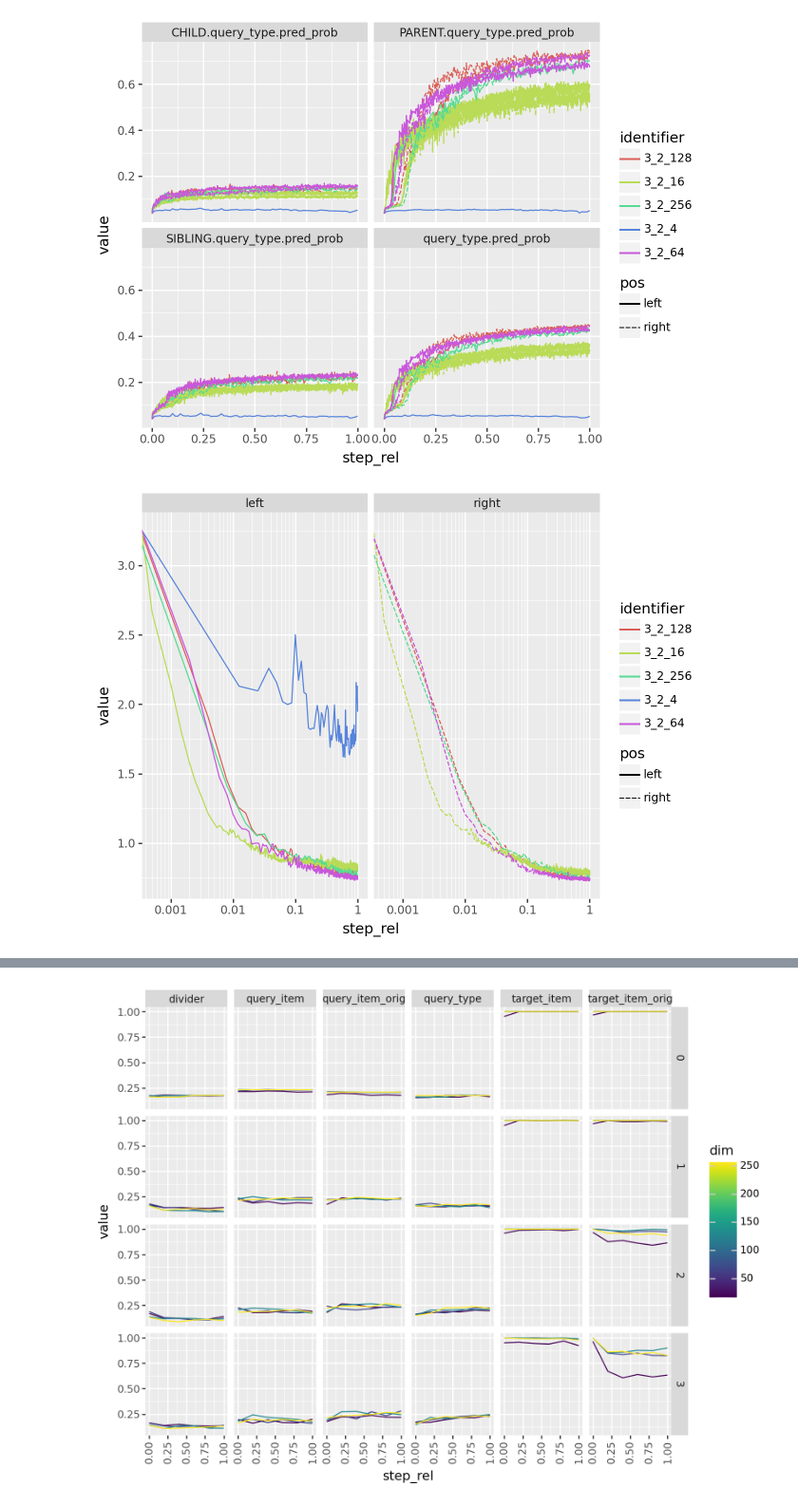
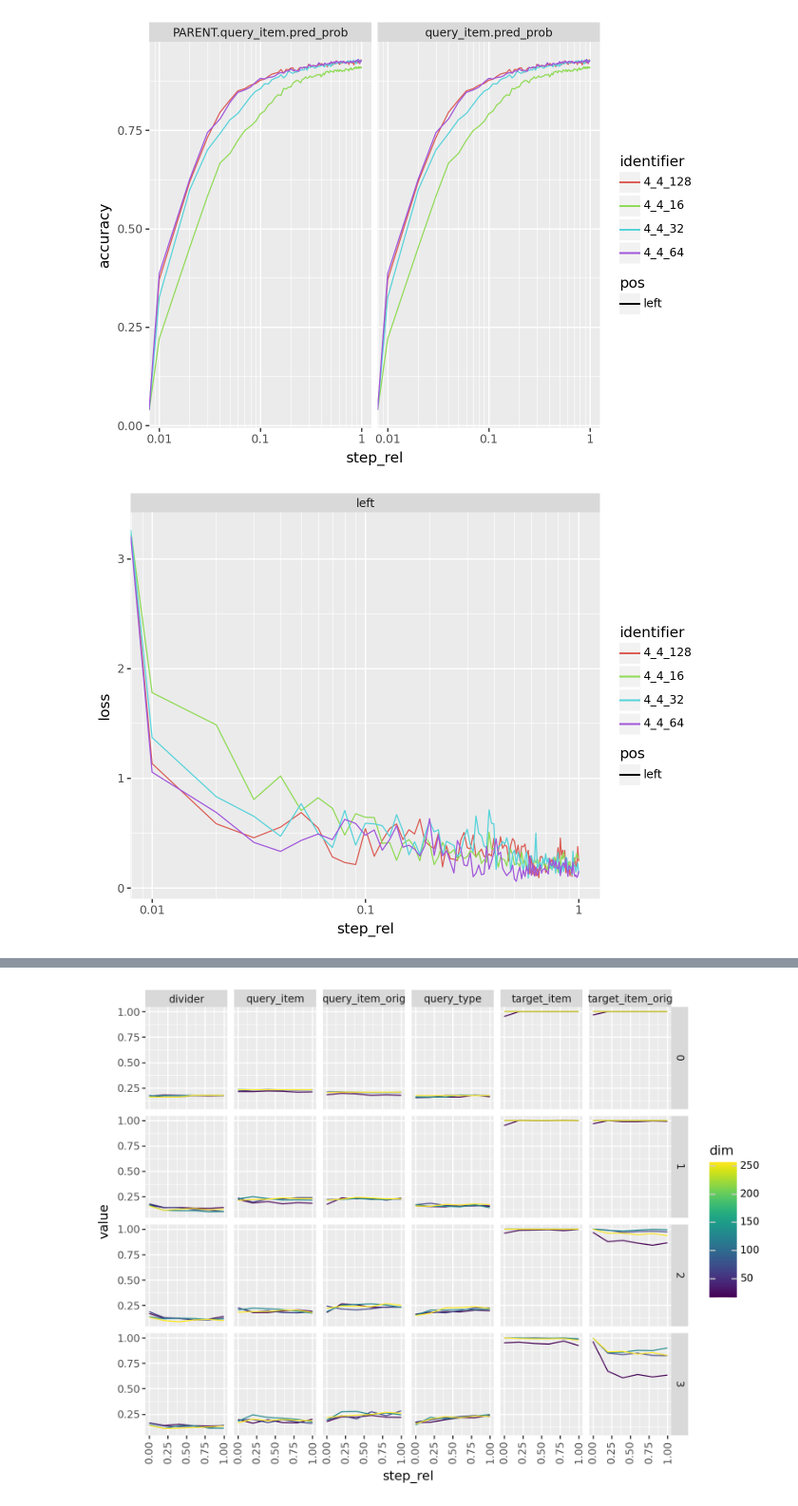
Before and after one commit to aryamanarora/tinylang, a Jupyter notebook: notebooks/Width.ipynb, the cells around one changed output, grey strips where cells are left out. Shown at 95% size. Saved outputs shown, nothing was run; the diff lists cells and outputs as text; code cells hidden in the pictures.

```diff
--- a/notebooks/Width.ipynb
+++ b/notebooks/Width.ipynb
@@ -13,18 +10,21 @@ import pandas as pd
 import plotnine as p9
 # %%
 dfs = []
-for file in glob.glob("../experiments/logs/**/ProbeEvaluator.csv") + glob.glob("../experiments/logs/**/SummaryEvaluator.csv"):
+for file in glob.glob("../experiments/logs/**/ProbeEvaluator.csv") + glob.glob("../experiments/logs/**/SummaryEvaluator.csv") + glob.glob("../experiments/logs/**/InterchangeEvaluator.csv"):
+    if "old" in file: continue
+    if "test" in file: continue
     print(file)
     evaluator = file.split("/")[-1].split(".")[0]
-    splitted = os.path.dirname(file).split("/")[-1].split(".")[0].split("_")
+    splitted = os.path.dirname(file).split("/")[-1].split(".")[0].split("_")[:-1]
     pos = "left"
     if len(splitted) == 5:
         _, layers, heads, dim, pos = splitted
     else:
         _, layers, heads, dim = splitted
     log = pd.read_csv(file)
+    print(len(log))
     log["identifier"] = layers + "_" + heads + "_" + dim
-    if layers.strip() != "3":
+    if layers.strip() != "4":
         continue
     log["layers"] = int(layers)
     log["heads"] = int(heads)
@@ -72,23 +84,25 @@ df
 # %%
 plot = (
     p9.ggplot(df[df["variable"].str.contains("pred_prob")], p9.aes(x="step_rel", y="value", color="identifier", linetype="pos")) +
     p9.geom_line() +
-    p9.facet_wrap("~variable")
-    # p9.scale_x_log10()
+    p9.facet_wrap("~variable") +
+    p9.scale_x_log10() +
+    p9.labs(y="accuracy")
 )
 plot.show()
 # %% [output]
-[figure, old version]
+[figure, new version]
 # %%
 plot = (
     p9.ggplot(df[df["variable"] == "loss"], p9.aes(x="step_rel", y="value", color="identifier", linetype="pos")) +
     p9.geom_line() +
     p9.facet_wrap("~pos") +
-    p9.scale_x_log10()
+    p9.scale_x_log10() +
+    p9.labs(y="loss")
 )
 plot.show()
 # %% [output]
-[figure, old version]
+[figure, new version]
 # %%
 df_temp = df.copy()
 df_temp = df_temp[df_temp["evaluator"] == "ProbeEvaluator"]
```
Also changed, not shown: parts of 6 cells of this notebook, 5 other files.
